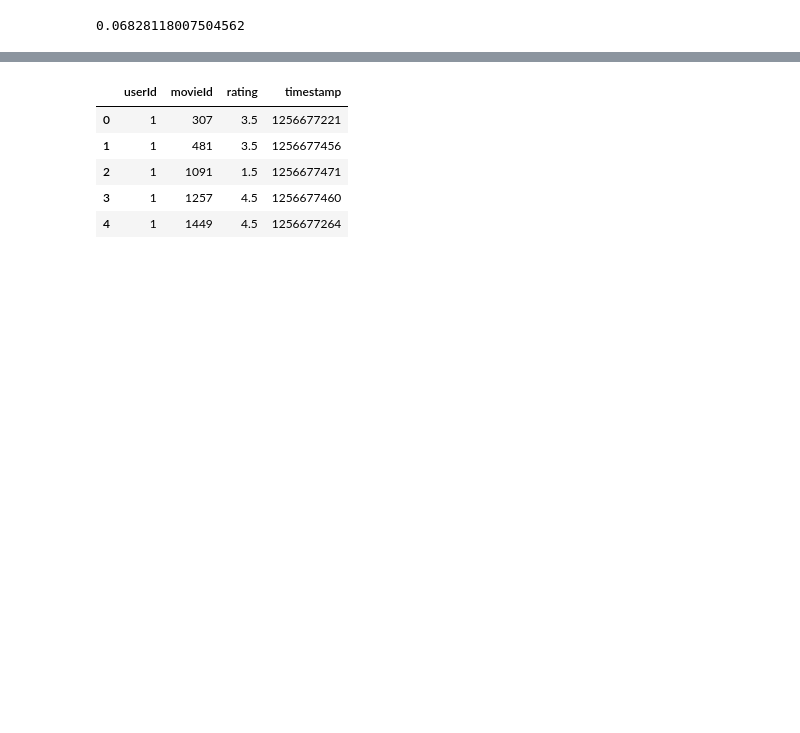
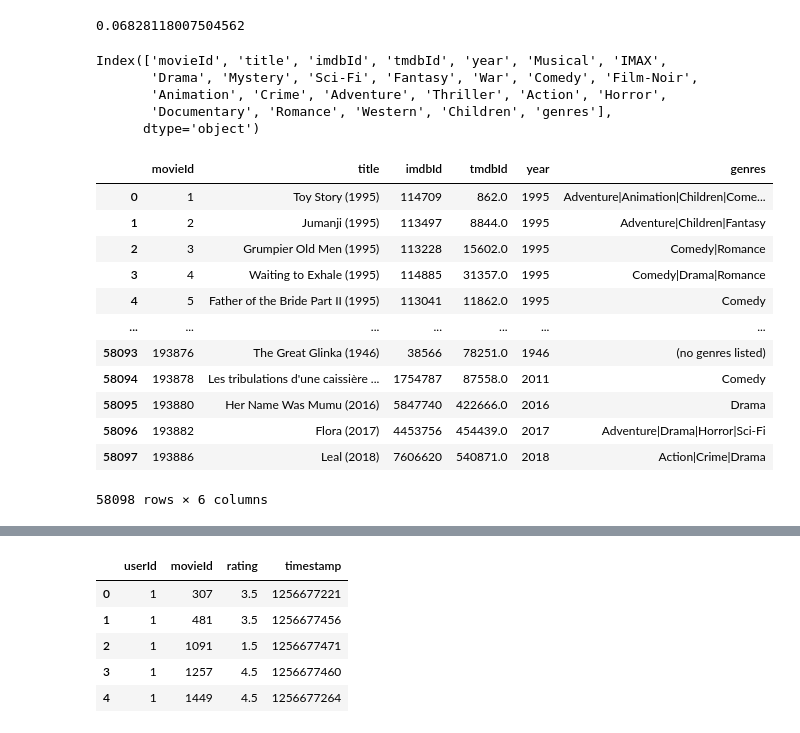
Before and after one commit to swynml/movie_rating_model, a Jupyter notebook: experiments.ipynb, the cells around one changed output, grey strips where cells are left out. Cells and saved outputs as stored; diff of their text form; code cells hidden in the pictures; blank space fills up the shorter version.

```diff
--- a/experiments.ipynb
+++ b/experiments.ipynb
@@ -123,4 +125,12 @@ df_movies_merged
 len(df_movies_merged[df_movies_merged['genres']=='(no genres listed)'])/len(df_movies_merged)
 # %% [output]
 0.06828118007504562
+# %%
+df_movies_merged.columns
+# %% [output]
+Index(['movieId', 'title', 'imdbId', 'tmdbId', 'year', 'Musical', 'IMAX',
+       'Drama', 'Mystery', 'Sci-Fi', 'Fantasy', 'War', 'Comedy', 'Film-Noir',
+       'Animation', 'Crime', 'Adventure', 'Thriller', 'Action', 'Horror',
+       'Documentary', 'Romance', 'Western', 'Children', 'genres'],
+      dtype='object')
 # %%
@@ -128 +138,18 @@ df_movies_merged.to_csv('data/movies_processed.csv', index=False)
+# %%
+df_movies = pd.read_csv('data/movies_processed.csv')
+df_movies
+# %% [output]
+|  | movieId | title | imdbId | tmdbId | year | genres |
+| 0 | 1 | Toy Story (1995) | 114709 | 862.0 | 1995 | Adventure|Animation|Children|Come... |
+| 1 | 2 | Jumanji (1995) | 113497 | 8844.0 | 1995 | Adventure|Children|Fantasy |
+| 2 | 3 | Grumpier Old Men (1995) | 113228 | 15602.0 | 1995 | Comedy|Romance |
+| 3 | 4 | Waiting to Exhale (1995) | 114885 | 31357.0 | 1995 | Comedy|Drama|Romance |
+| 4 | 5 | Father of the Bride Part II (1995) | 113041 | 11862.0 | 1995 | Comedy |
+| ... | ... | ... | ... | ... | ... | ... |
+| 58093 | 193876 | The Great Glinka (1946) | 38566 | 78251.0 | 1946 | (no genres listed) |
+| 58094 | 193878 | Les tribulations d'une caissière ... | 1754787 | 87558.0 | 2011 | Comedy |
+| 58095 | 193880 | Her Name Was Mumu (2016) | 5847740 | 422666.0 | 2016 | Drama |
+| 58096 | 193882 | Flora (2017) | 4453756 | 454439.0 | 2017 | Adventure|Drama|Horror|Sci-Fi |
+| 58097 | 193886 | Leal (2018) | 7606620 | 540871.0 | 2018 | Action|Crime|Drama |
+58098 rows × 6 columns
 # %%
```
Also changed, not shown: parts of 7 cells of this notebook.
